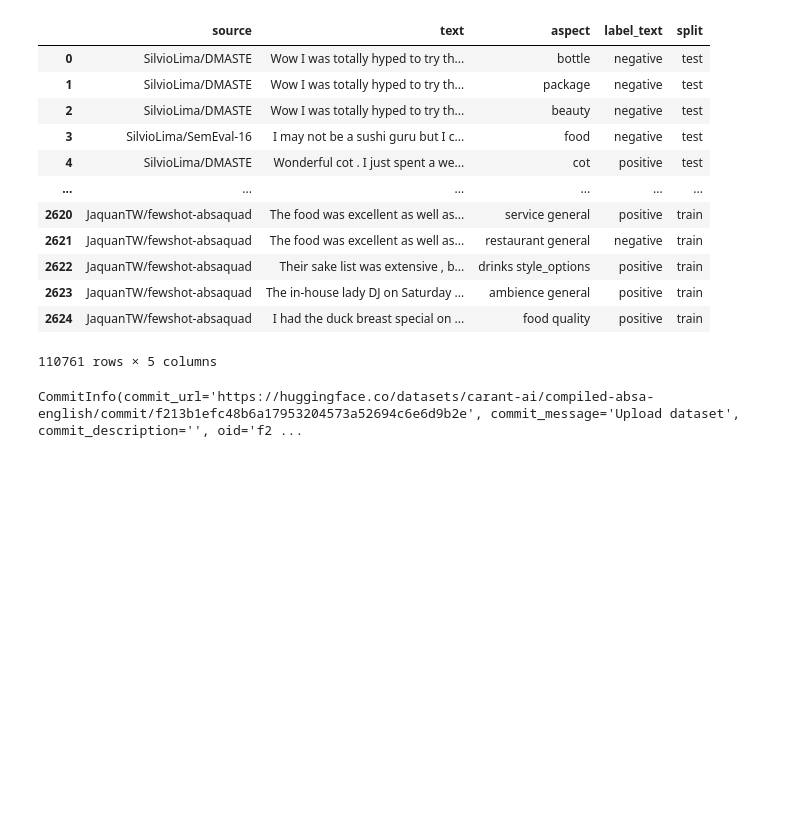
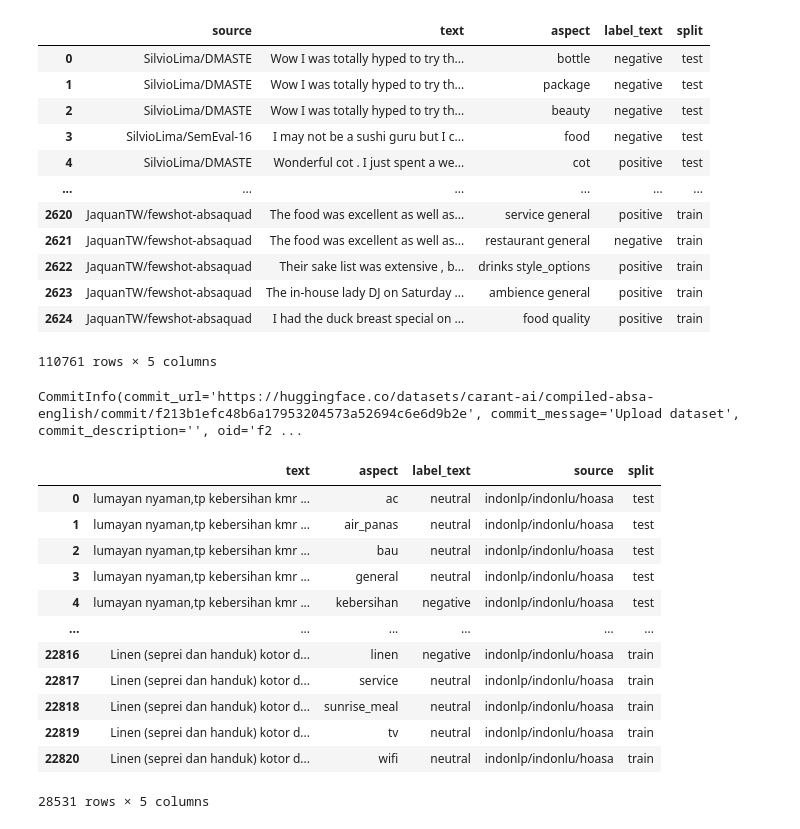
Before and after one commit to carant-ai/tpu-sentiment-trainer, a Jupyter notebook: data_pipeline/absa.ipynb, the cells around one changed output. Saved outputs shown, nothing was run; the diff lists cells and outputs as text; code cells hidden in the pictures; blank space fills up the shorter version.

Commit message:
add absa training sript

```diff
--- a/data_pipeline/absa.ipynb
+++ b/data_pipeline/absa.ipynb
@@ -349,0 +356,48 @@ CommitInfo(commit_url='https://huggingface.co/datasets/carant-ai/compiled-absa-e
+# %%
+final_dataset = []
+# %%
+sentiment_mapping = {1: 'neutral', 0: 'negative',2:'positive'}
+def unpack_aspect(examples):
+    texts = []
+    aspects = []
+    sentiments = []
+    list_of_aspect = ["ac","air_panas","bau","general","kebersihan","linen","service","sunrise_meal","tv","wifi"]
+    for idx, content in enumerate(examples['sentence']):
+        for aspect in list_of_aspect:
+            try:
+                sentiment = sentiment_mapping[examples[aspect][idx]]
+                texts.append(content)
+                aspects.append(aspect)
+                sentiments.append(sentiment)
+            except:
+                pass
+    return {'text':texts,
+            'aspect': aspects,
+            'label_text': sentiments}
+
+ds = load_dataset("indonlp/indonlu", "hoasa", trust_remote_code = True)
+f = []
+for split in ['test', 'validation', 'train']:
+    df = ds[split].map(unpack_aspect, batched = True, remove_columns= ds[split].column_names)
+    df = df.to_pandas()
+    df['source'] = "indonlp/indonlu/hoasa"
+    df['split'] = split
+    f.append(df)
+
+final_df = pd.concat(f)
+final_dataset.append(final_df)
+final_df
+# %% [output]
+|  | text | aspect | label_text | source | split |
+| 0 | lumayan nyaman,tp kebersihan kmr ... | ac | neutral | indonlp/indonlu/hoasa | test |
+| 1 | lumayan nyaman,tp kebersihan kmr ... | air_panas | neutral | indonlp/indonlu/hoasa | test |
+| 2 | lumayan nyaman,tp kebersihan kmr ... | bau | neutral | indonlp/indonlu/hoasa | test |
+| 3 | lumayan nyaman,tp kebersihan kmr ... | general | neutral | indonlp/indonlu/hoasa | test |
+| 4 | lumayan nyaman,tp kebersihan kmr ... | kebersihan | negative | indonlp/indonlu/hoasa | test |
+| ... | ... | ... | ... | ... | ... |
+| 22816 | Linen (seprei dan handuk) kotor d... | linen | negative | indonlp/indonlu/hoasa | train |
+| 22817 | Linen (seprei dan handuk) kotor d... | service | neutral | indonlp/indonlu/hoasa | train |
+| 22818 | Linen (seprei dan handuk) kotor d... | sunrise_meal | neutral | indonlp/indonlu/hoasa | train |
+| 22819 | Linen (seprei dan handuk) kotor d... | tv | neutral | indonlp/indonlu/hoasa | train |
+| 22820 | Linen (seprei dan handuk) kotor d... | wifi | neutral | indonlp/indonlu/hoasa | train |
+28531 rows × 5 columns
```
Also changed, not shown: parts of 4 cells of this notebook, 2 other files.
